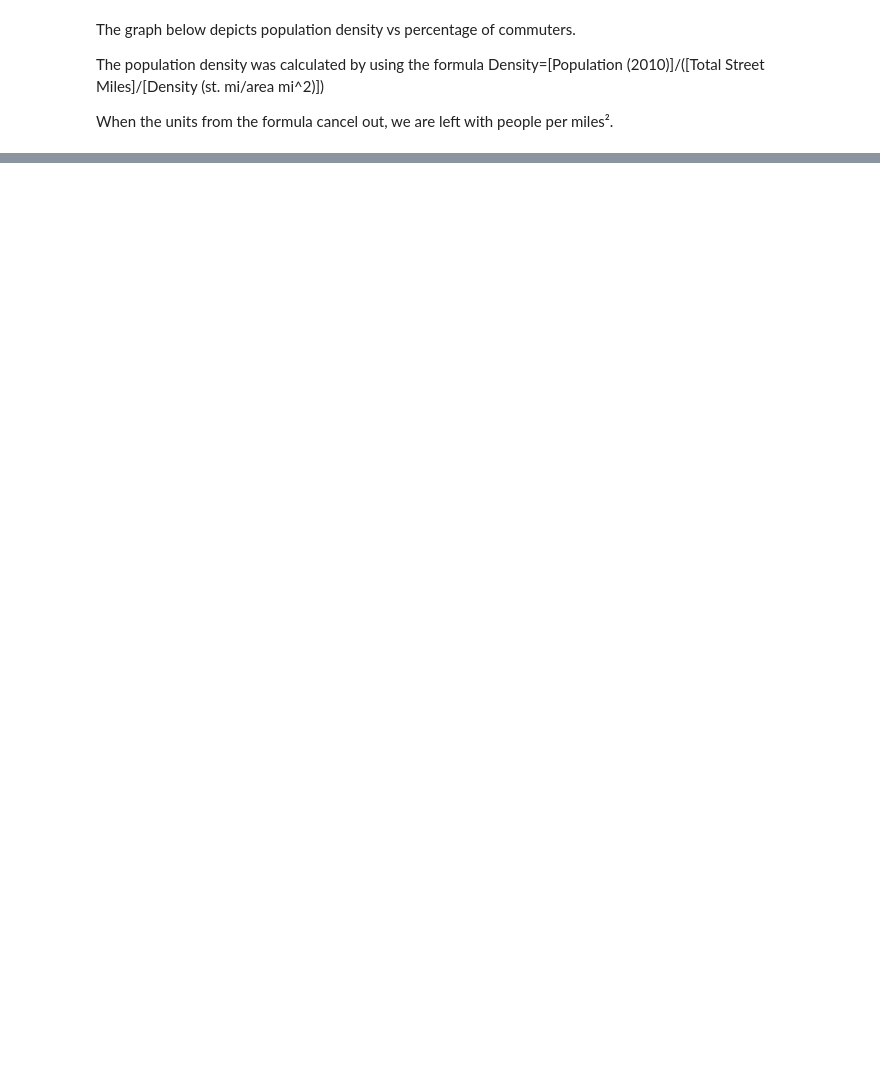
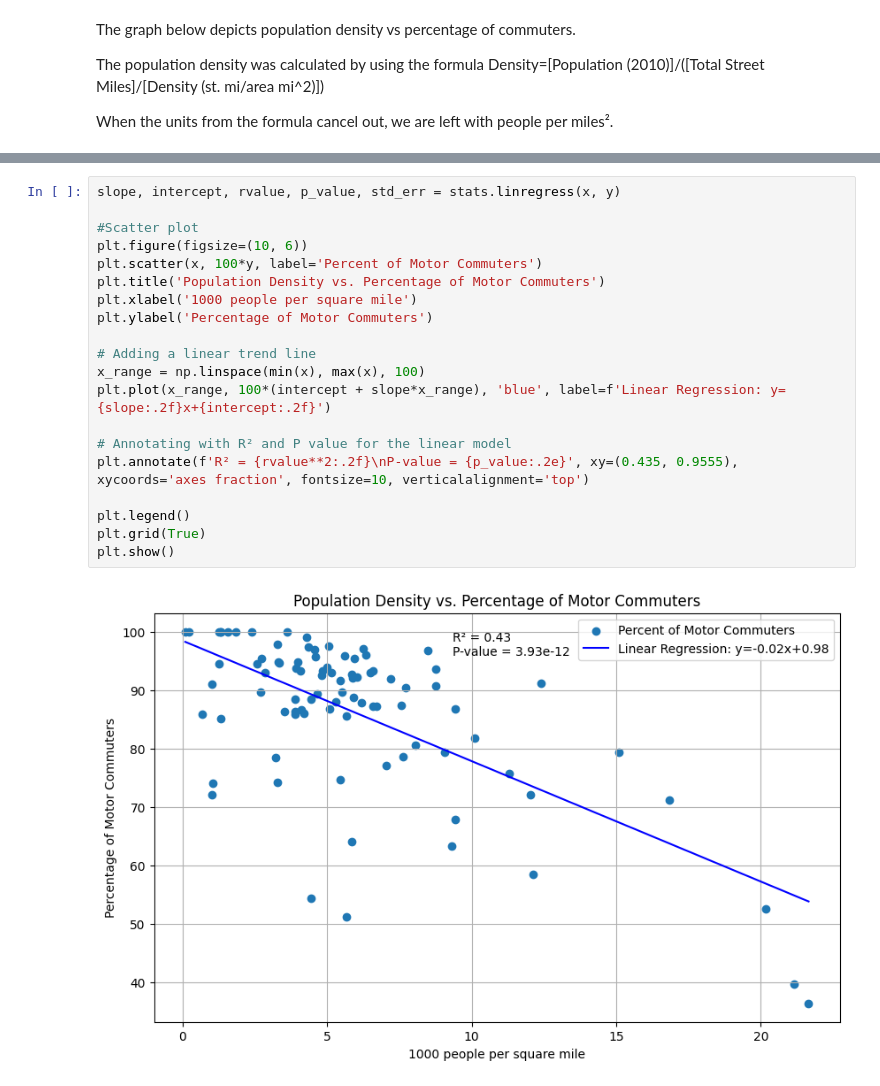
Before and after one commit to N0taR0b0t/Walkability, a Jupyter notebook: MatiasUnfinished.ipynb, the cells around one changed output, grey strips where cells are left out. Drawn from its saved outputs; the diff is of its cells as text; blank space fills up the shorter version.

```diff
--- a/MatiasUnfinished.ipynb
+++ b/MatiasUnfinished.ipynb
@@ -149 +144,23 @@ plt.show()
+# %%
+slope, intercept, rvalue, p_value, std_err = stats.linregress(x, y)
+
+#Scatter plot
+plt.figure(figsize=(10, 6))
+plt.scatter(x, 100*y, label='Percent of Motor Commuters')
+plt.title('Population Density vs. Percentage of Motor Commuters')
+plt.xlabel('1000 people per square mile')
+plt.ylabel('Percentage of Motor Commuters')
+
+# Adding a linear trend line
+x_range = np.linspace(min(x), max(x), 100)
+plt.plot(x_range, 100*(intercept + slope*x_range), 'blue', label=f'Linear Regression: y={slope:.2f}x+{intercept:.2f}')
+
+# Annotating with R² and P value for the linear model
+plt.annotate(f'R² = {rvalue**2:.2f}\nP-value = {p_value:.2e}', xy=(0.435, 0.9555), xycoords='axes fraction', fontsize=10, verticalalignment='top')
+
+plt.legend()
+plt.grid(True)
+plt.show()
+# %% [output]
+[figure, added]
 # %%
```
Also changed, not shown: parts of 11 cells of this notebook.
